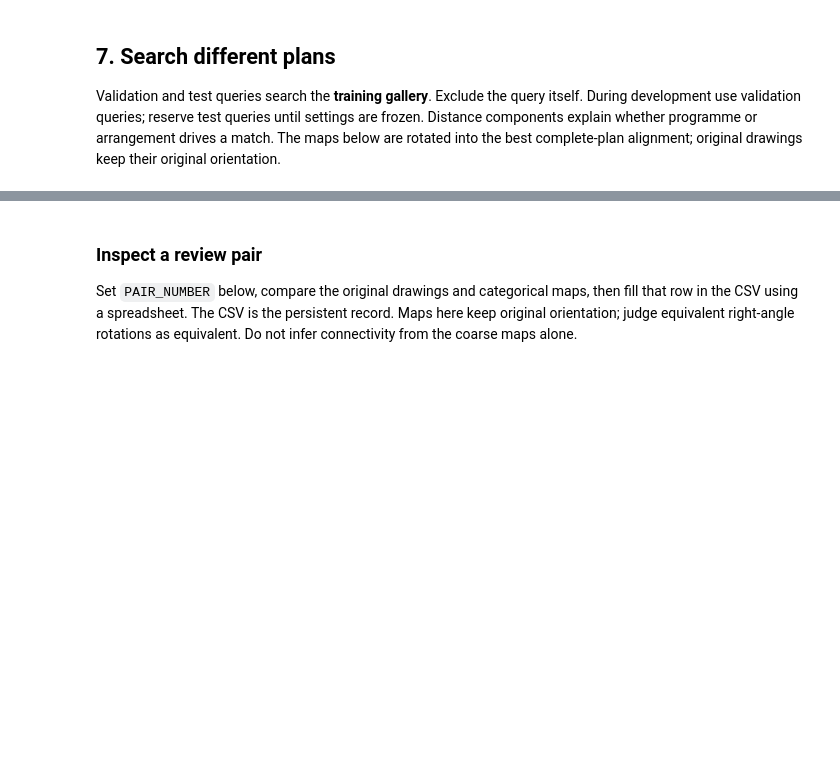
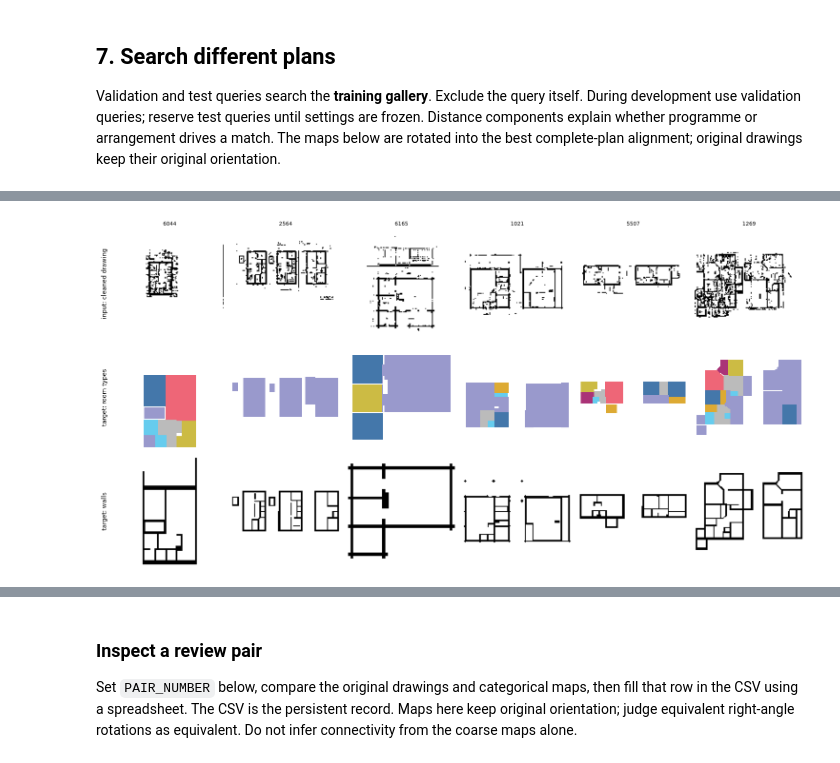
Before and after one commit to Chloe-hr/hackathon-team6-cubicasa, a Jupyter notebook: 01_autoencoder/notebook/internal_layout_v3.ipynb, the cells around one changed output, grey strips where cells are left out. Saved outputs shown, nothing was run; the diff lists cells and outputs as text; code cells hidden in the pictures; blank space fills up the shorter version.

```diff
--- a/01_autoencoder/notebook/internal_layout_v3.ipynb
+++ b/01_autoencoder/notebook/internal_layout_v3.ipynb
@@ -411,0 +453,74 @@ if index is not None:
+# %%
+import warnings
+#hide two harmless warnings from libraries (progress bars, umap's parallel jobs)
+warnings.filterwarnings('ignore', message='IProgress not found')
+warnings.filterwarnings('ignore', message='n_jobs value')
+import time
+import torch
+from torch import nn
+from torch.utils.data import DataLoader, TensorDataset
+from PIL import ImageFilter
+
+V3_SIZE = 128
+N_CLASSES = len(TYPES) + 1   #background + the 10 room types
+
+
+def clean_plan(plan):
+    #the same cleaning as v2 and the server: keep only the lines, the same way for every drawing
+    image = Image.fromarray(plan)
+    wide = image.filter(ImageFilter.MinFilter(5)).filter(ImageFilter.MaxFilter(5))
+    lines = np.asarray(image, np.float32) - np.asarray(wide, np.float32)
+    strong = lines[lines > 8]
+    if strong.size < 20:
+        return np.zeros_like(plan)
+    return ((lines / np.percentile(strong, 90)) > 0.35).astype(np.uint8) * 255
+
+
+def room_masks(folder):
+    #the same steps as rasterize() above, straight at 128 px, and without failing when a tiny room disappears
+    records = read_svg(Path(folder) / 'model.svg')
+    rooms = [r for r in records if r['kind'] == 'room' and r['raw_type'] != 'Outdoor']
+    structure = [r for r in records if r['kind'] in ('wall', 'door', 'window')]
+    xy = np.concatenate([r['points'] for r in rooms + structure])
+    lo, hi = xy.min(axis=0), xy.max(axis=0)
+    scale = (V3_SIZE - 3) / float((hi - lo).max())
+    offset = (V3_SIZE - (hi - lo) * scale) / 2 - lo * scale
+    semantic = Image.new('L', (V3_SIZE, V3_SIZE), 0)
+    wall = Image.new('L', (V3_SIZE, V3_SIZE), 0)
+    for r in rooms:
+        ImageDraw.Draw(semantic).polygon([tuple(p) for p in r['points'] * scale + offset], fill=TYPE_ID[r['type']])
+    for r in structure:
+        if r['kind'] == 'wall':
+            ImageDraw.Draw(wall).polygon([tuple(p) for p in r['points'] * scale + offset], fill=1)
+    counts = np.array([sum(r['type'] == name for r in rooms) for name in TYPES])
+    return np.asarray(semantic, np.uint8), np.asarray(wall, np.uint8), counts
+
+
+X_v3 = torch.from_numpy(np.stack([clean_plan(plan) for plan in data['images']])).float().div(255).unsqueeze(1)
+rooms_y = np.zeros((len(plan_ids), V3_SIZE, V3_SIZE), np.uint8)
+walls_y = np.zeros_like(rooms_y)
+room_counts = np.zeros((len(plan_ids), len(TYPES)), int)
+has_rooms = np.zeros(len(plan_ids), bool)
+for i, pid in enumerate(plan_ids):
+    try:
+        rooms_y[i], walls_y[i], room_counts[i] = room_masks(DATASET_ROOT / pid)
+        has_rooms[i] = True
+    except (ValueError, OSError, ET.ParseError):
+        pass   #no usable annotation: the plan stays in the collection, but isn't used for training or scoring
+print(f'room maps for {has_rooms.sum()} of {len(plan_ids)} plans')
+shares = np.bincount(rooms_y[has_rooms].ravel(), minlength=N_CLASSES) / rooms_y[has_rooms].size
+print(pd.Series(shares, index=['background', *TYPES]).map('{:.1%}'.format).to_string())
+
+fig, axes = plt.subplots(3, 6, figsize=(15, 7.5))
+for col, i in enumerate(np.flatnonzero(has_rooms)[:6]):
+    axes[0, col].imshow(1 - X_v3[i, 0], cmap='gray')
+    axes[1, col].imshow(rooms_y[i], cmap=ListedColormap(COLOURS), vmin=0, vmax=len(TYPES), interpolation='nearest')
+    axes[2, col].imshow(walls_y[i], cmap='gray_r')
+    axes[0, col].set_title(plan_ids[i].split('/')[-1], fontsize=8)
+for ax in axes.flat: ax.axis('off')
+for row, label in enumerate(['input: cleaned drawing', 'target: room types', 'target: walls']):
+    axes[row, 0].text(-10, 64, label, rotation=90, va='center', ha='right', fontsize=9)
+plt.tight_layout()
+plt.savefig(PROJECT / '01_autoencoder/figures/13_v3_inputs_targets.png', dpi=150, bbox_inches='tight')
+plt.show()
+# %% [output]
@@ -411,0 +539 @@ if index is not None:
+[figure, added]
```
Also changed, not shown: parts of 32 cells of this notebook, 20 other files.
